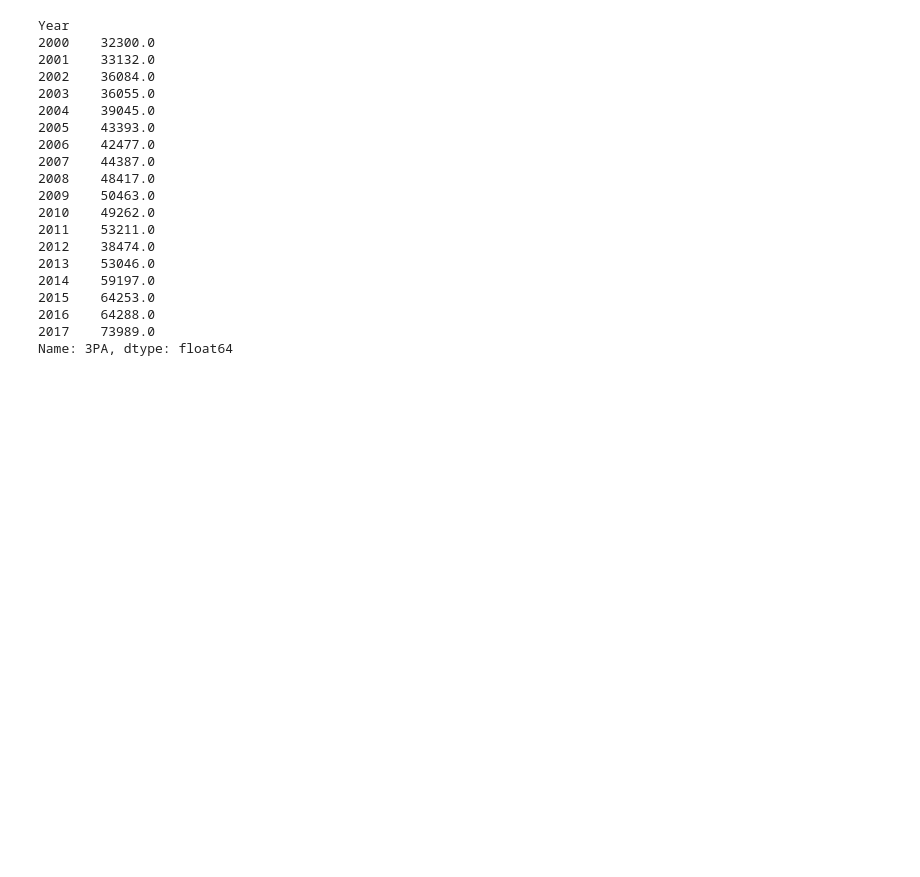
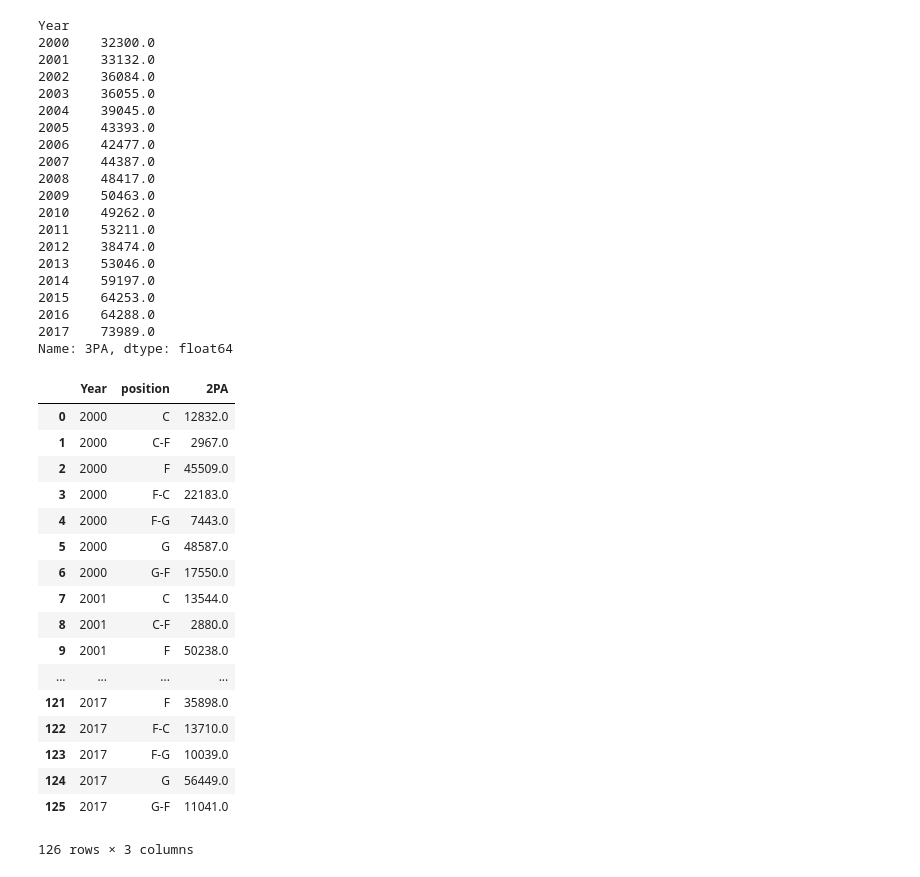
Before and after one commit to logan7734/Project1_repo, a Jupyter notebook: Logan_Main.ipynb, the cells around one changed output. Saved outputs shown, nothing was run; the diff lists cells and outputs as text; code cells hidden in the pictures; blank space fills up the shorter version.

```diff
--- a/Logan_Main.ipynb
+++ b/Logan_Main.ipynb
@@ -574,0 +576,23 @@ Name: 3PA, dtype: float64
+# %%
+twos_yearly = desired_years_df.groupby(["Year", "position"])
+two_attemps = twos_yearly["2PA"].sum()
+two_attemps.reset_index()
+# %% [output]
+|  | Year | position | 2PA |
+| 0 | 2000 | C | 12832.0 |
+| 1 | 2000 | C-F | 2967.0 |
+| 2 | 2000 | F | 45509.0 |
+| 3 | 2000 | F-C | 22183.0 |
+| 4 | 2000 | F-G | 7443.0 |
+| 5 | 2000 | G | 48587.0 |
+| 6 | 2000 | G-F | 17550.0 |
+| 7 | 2001 | C | 13544.0 |
+| 8 | 2001 | C-F | 2880.0 |
+| 9 | 2001 | F | 50238.0 |
+| ... | ... | ... | ... |
+| 121 | 2017 | F | 35898.0 |
+| 122 | 2017 | F-C | 13710.0 |
+| 123 | 2017 | F-G | 10039.0 |
+| 124 | 2017 | G | 56449.0 |
+| 125 | 2017 | G-F | 11041.0 |
+126 rows × 3 columns
```
Also changed, not shown: parts of 6 cells of this notebook.
